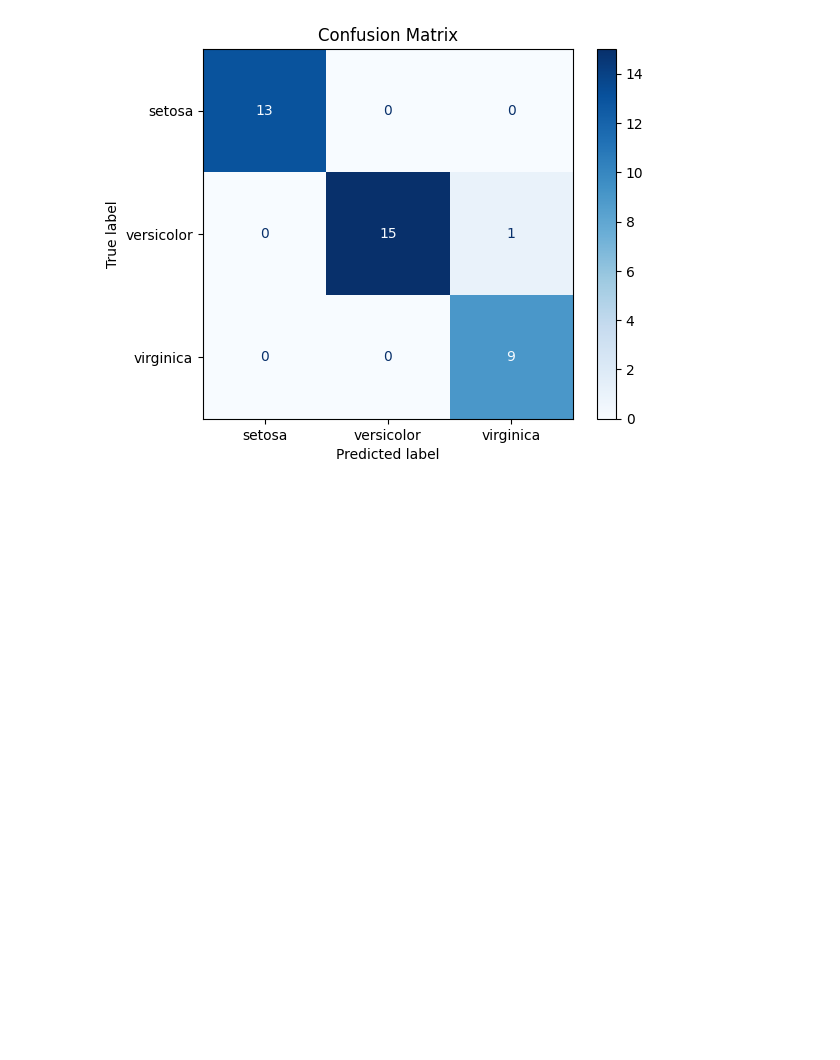
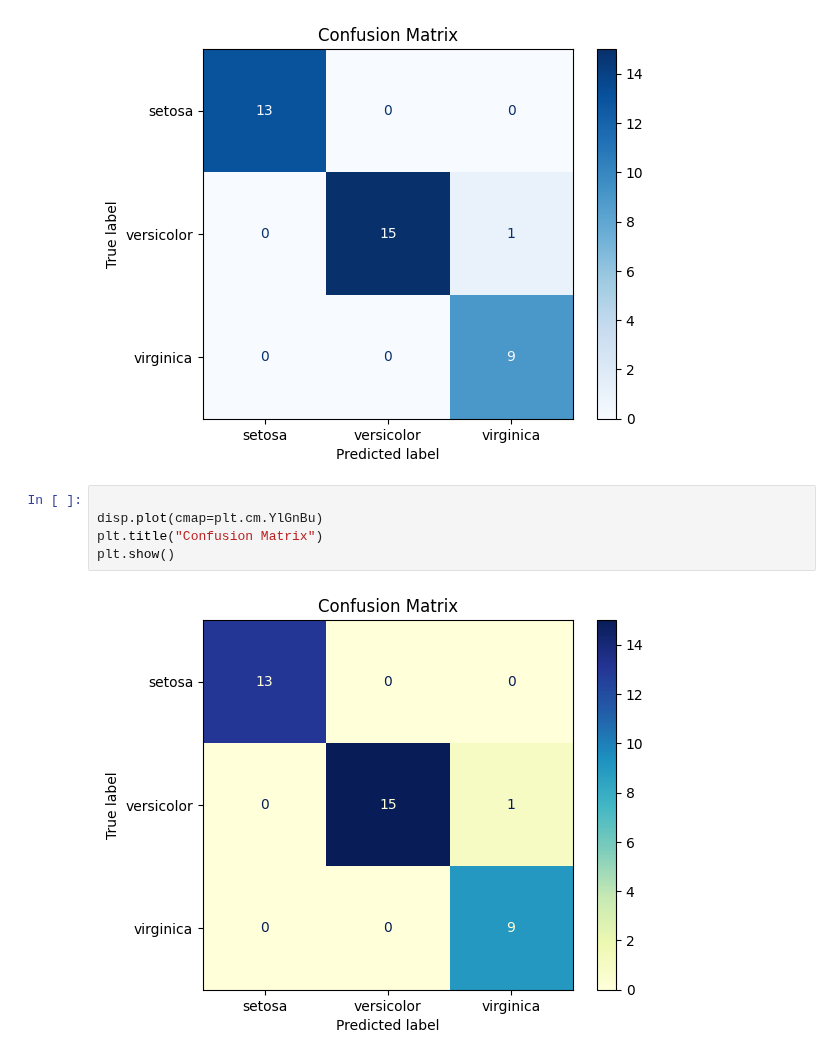
Before and after one commit to anumit-web/scikit-learn-1, a Jupyter notebook: Scikit_learn_1.ipynb, the cells around one changed output. Cells and saved outputs as stored; diff of their text form; blank space fills up the shorter version.

```diff
--- a/Scikit_learn_1.ipynb
+++ b/Scikit_learn_1.ipynb
@@ -150,3 +158,10 @@ plt.show()
 # plt.show()
 # %% [output]
 [figure]
+# %%
+
+disp.plot(cmap=plt.cm.YlGnBu)
+plt.title("Confusion Matrix")
+plt.show()
+# %% [output]
+[figure, added]
```
Also changed, not shown: parts of 5 cells of this notebook.
